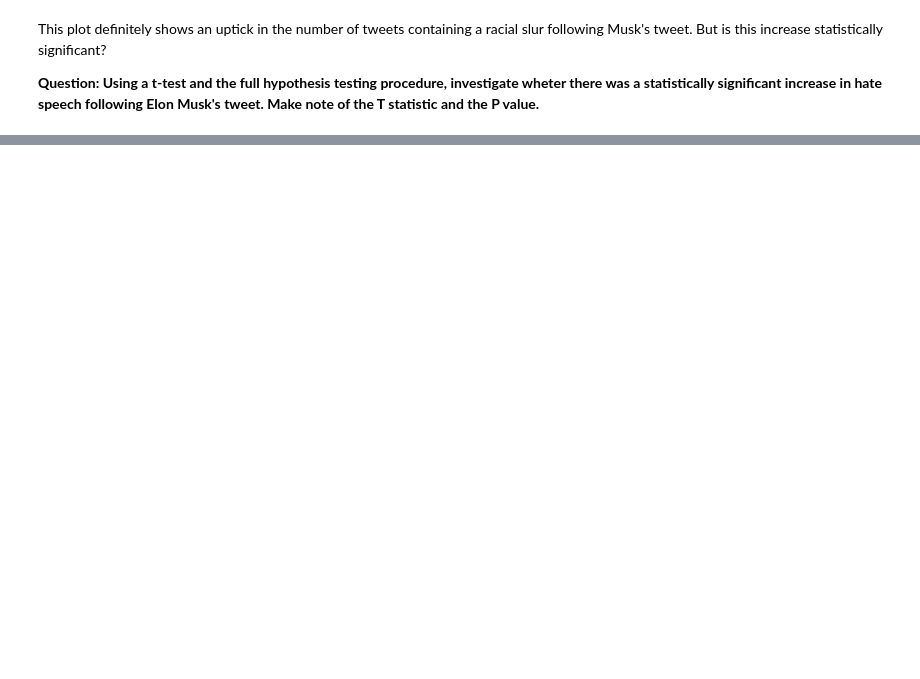
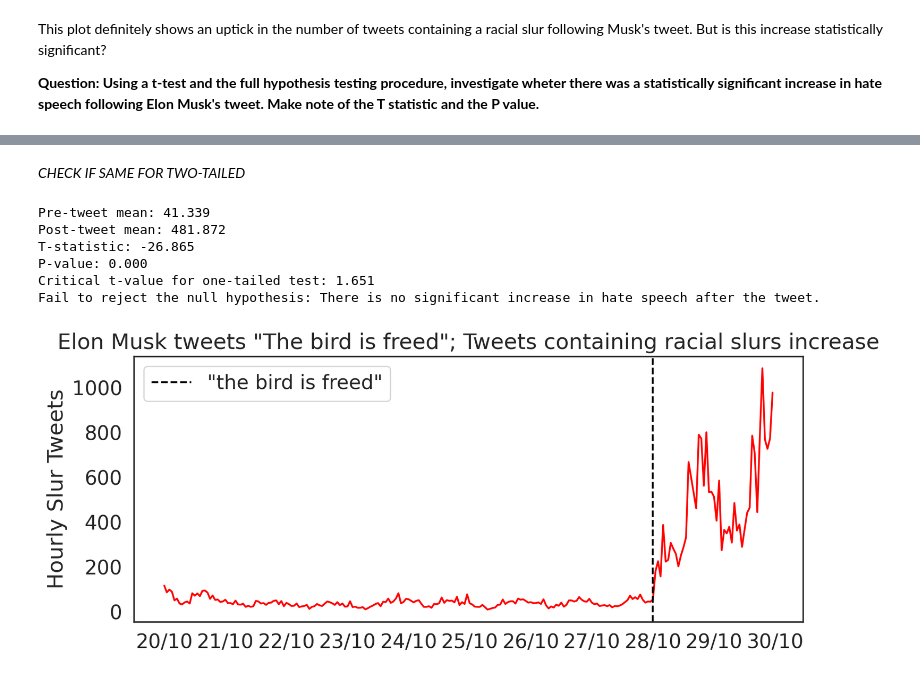
Before and after one commit to LPAT9999/QM, a Jupyter notebook: notebooks/W06. Hypothesis Testing.ipynb, the cells around one changed output, grey strips where cells are left out. Saved outputs shown, nothing was run; the diff lists cells and outputs as text; code cells hidden in the pictures; blank space fills up the shorter version.

```diff
--- a/notebooks/W06. Hypothesis Testing.ipynb
+++ b/notebooks/W06. Hypothesis Testing.ipynb
@@ -321,0 +448,66 @@ This plot definitely shows an uptick in the number of tweets containing a racial
+# %% [markdown]
+*CHECK IF SAME FOR TWO-TAILED*
+# %%
+import pandas as pd
+import datetime
+import scipy.stats as stats
+import matplotlib.pyplot as plt
+from matplotlib.pyplot import figure
+import matplotlib.dates as mdates
+
+# Read in the tweet data
+tweets = pd.read_csv('https://storage.googleapis.com/qm2/wk7/elon_twitter.csv')
+tweets['hour'] = pd.to_datetime(tweets['hour'])
+
+# Define the tweet date for the "bird is freed" event
+tweet = datetime.datetime(2022, 10, 28)
+
+# Split the data into pre-tweet and post-tweet
+pre_tweet = tweets[tweets['hour'] < tweet]['count']
+post_tweet = tweets[tweets['hour'] > tweet]['count']
+
+# Calculate the means for both pre-tweet and post-tweet groups
+pre_mean = pre_tweet.mean()
+post_mean = post_tweet.mean()
+
+# Print the means for reporting
+print(f"Pre-tweet mean: {pre_mean:.3f}")
+print(f"Post-tweet mean: {post_mean:.3f}")
+
+# Perform the one-tailed t-test
+t_stat, p_value = stats.ttest_ind(pre_tweet, post_tweet, alternative='less')
+
+# Calculate the critical t-value for a one-tailed test
+n1, n2 = len(pre_tweet), len(post_tweet)
+df = n1 + n2 - 2  # degrees of freedom
+alpha = 0.05  # significance level for one-tailed test
+critical_t_value = stats.t.ppf(1 - alpha, df)
+
+# Plotting the data for visual analysis
+figure(figsize=(10, 4), dpi=200)
+plt.ylabel('Hourly Slur Tweets')
+plt.plot_date(tweets['hour'], tweets['count'], 'b', color='red')
+plt.axvline(tweet, color='black', linestyle='dashed', label='"the bird is freed"')
+plt.legend()
+plt.title(f'Elon Musk tweets "The bird is freed"; Tweets containing racial slurs increase')
+plt.gca().xaxis.set_major_locator(mdates.DayLocator())
+plt.gca().xaxis.set_major_formatter(mdates.DateFormatter('%d/%m'))
+
+# Output the results
+print(f"T-statistic: {t_stat:.3f}")
+print(f"P-value: {p_value:.3f}")
+print(f"Critical t-value for one-tailed test: {critical_t_value:.3f}")
+
+# Interpretation
+if t_stat > critical_t_value:
+    print("Reject the null hypothesis: There is a statistically significant increase in hate speech after the tweet.")
+else:
+    print("Fail to reject the null hypothesis: There is no significant increase in hate speech after the tweet.")
+# %% [output]
+Pre-tweet mean: 41.339
+Post-tweet mean: 481.872
+T-statistic: -26.865
+P-value: 0.000
+Critical t-value for one-tailed test: 1.651
+Fail to reject the null hypothesis: There is no significant increase in hate speech after the tweet.
+[figure, added]
```
Also changed, not shown: parts of 14 cells of this notebook.
